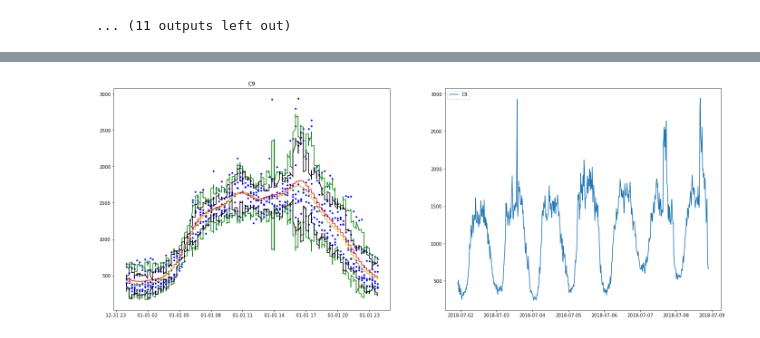
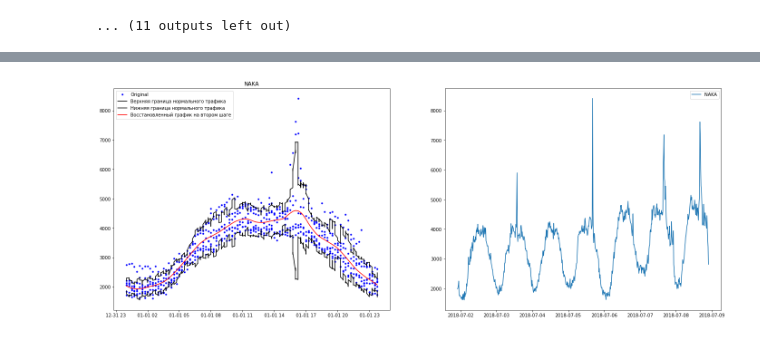
Before and after one commit to balobinp/RB_BD, a Jupyter notebook: RB_Splunk_Search_Deviation_Python3.ipynb, the cells around one changed output, grey strips where cells are left out. Cells and saved outputs as stored; diff of their text form; code cells hidden in the pictures.

```diff
--- a/RB_Splunk_Search_Deviation_Python3.ipynb
+++ b/RB_Splunk_Search_Deviation_Python3.ipynb
@@ -246,21 +251,28 @@ for name in l:
 | 1900-01-01 | 1.0 | 1.241925 | 2.100170 | 0.689939 | 1.0 | 0.353553 |
 ... (11 outputs left out)
 # %%
-for name in ['C9']:
+
+
+for name in ['NAKA']:
 
     df=f_low(df_source_time[name].sort_index(axis=0))
+
+    df[name+'_adj_avg'] = DataFrame(df[name+'_adj'].groupby(level=0).mean())
+
     display(df.head())
 
     fig,(ax1,ax2) = plt.subplots(1,2,figsize=(24,9))
     ax1.plot(df[name],'b.',label='Original') #исходный график
-    ax1.plot(df[name+'_lo']+k_out*df[name+'_std_first_step'],'g',label='Границы фильтрации выбросов') #Верхняя граница для фильтрации выборосов
-    ax1.plot(df[name+'_lo']-k_out*df[name+'_std_first_step'],'g',label='Границы фильтрации выбросов') #Нижняя граница для фильтрации выборосов
-    ax1.plot(df[name+'_lo'],'r', label='Восстановленный график на первом шаге') #Восстановленный график методом lowess на первом шаге
-    ax1.plot(df[name+'_adj']+k_norm*df[name+'_std'],'k', label='Верхняя граница нормального трафика') #Верхняя граница нормального трафика
-    ax1.plot(df[name+'_adj']-k_norm*df[name+'_std'],'k', label='Нижняя граница нормального трафика') #Нижняя граница нормального трафика
-    ax1.plot(df[name+'_adj'],'y', label='Восстановленный график на втором шаге') #Восстановленный график методом lowess на втором шаге
+    #ax1.plot(df[name+'_lo']+k_out*df[name+'_std_first_step'],'g',label='Границы фильтрации выбросов') #Верхняя граница для фильтрации выборосов
+    #ax1.plot(df[name+'_lo']-k_out*df[name+'_std_first_step'],'g',label='Границы фильтрации выбросов') #Нижняя граница для фильтрации выборосов
+    #ax1.plot(df[name+'_lo'],'r', label='Восстановленный график на первом шаге') #Восстановленный график методом lowess на первом шаге
+    ax1.plot(df[name+'_adj_avg']+k_norm*df[name+'_std'],'k', label='Верхняя граница нормального трафика') #Верхняя граница нормального трафика
+    ax1.plot(df[name+'_adj_avg']-k_norm*df[name+'_std'],'k', label='Нижняя граница нормального трафика') #Нижняя граница нормального трафика
+    #ax1.plot(df[name+'_adj'],'y', label='Восстановленный график на втором шаге') #Восстановленный график методом lowess на втором шаге
+    ax1.plot(df[name+'_adj_avg'],'r', label='Восстановленный график на втором шаге') #Восстановленный график методом lowess на втором шаге
     ax1.set_title(name)
+    ax1.legend()
     ax2.plot(df_source[name])
-    plt.legend()
+    ax2.legend()
     plt.show()
 # %% [output]
@@ -274 +286 @@ for name in ['C9']:
-[figure, old version]
+[figure, new version]
```
Also changed, not shown: parts of 7 cells of this notebook.
